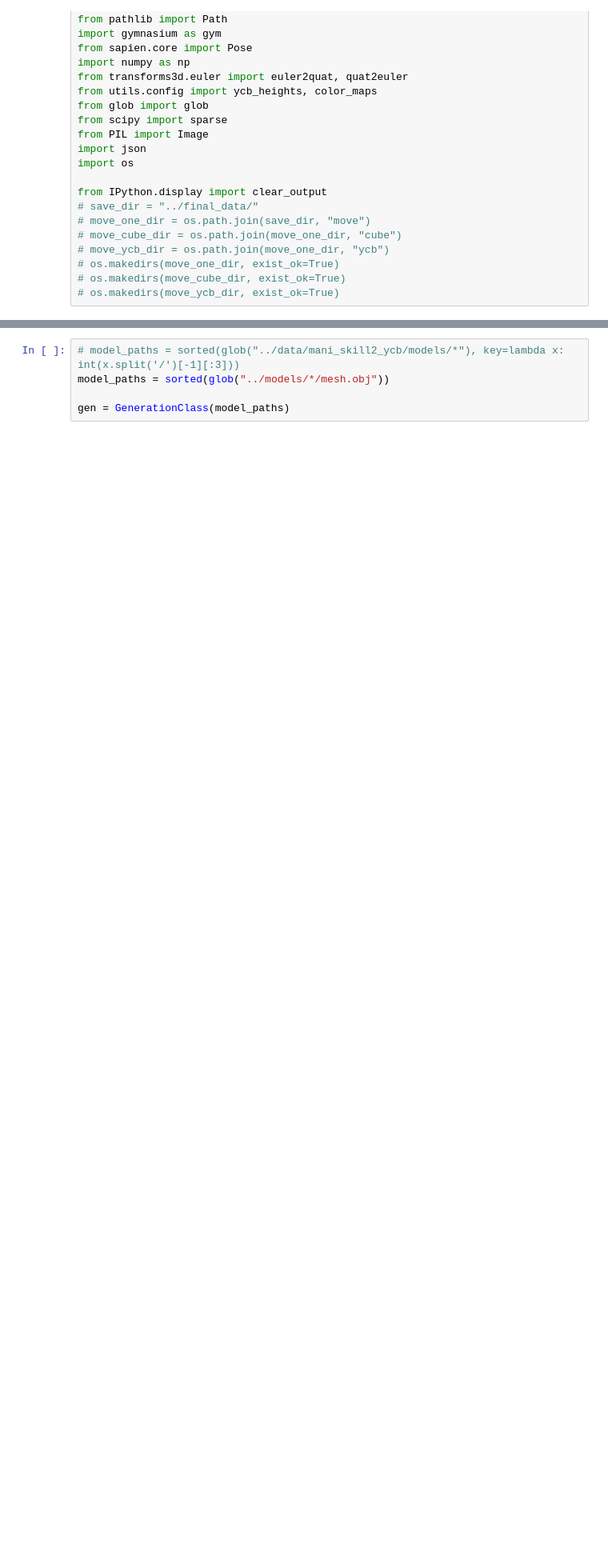
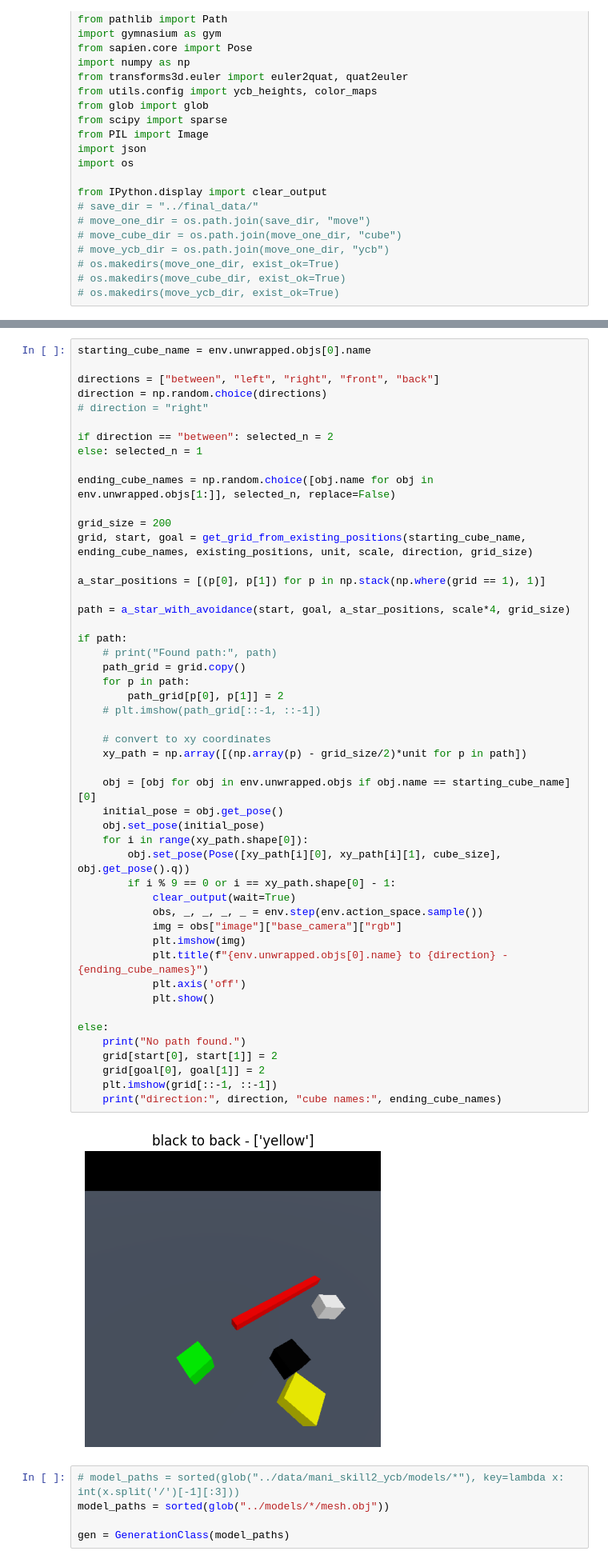
Before and after one commit to KaiMJ/Benchmark_Maniskill2, a Jupyter notebook: creation/main.ipynb, the cells around one changed output, grey strips where cells are left out. Shown at 80% size. Saved outputs shown, nothing was run; the diff lists cells and outputs as text; blank space fills up the shorter version.

Commit message:
added collision avoidance

```diff
--- a/creation/main.ipynb
+++ b/creation/main.ipynb
@@ -35,3 +123,54 @@ from IPython.display import clear_output
+# %%
+starting_cube_name = env.unwrapped.objs[0].name
+
+directions = ["between", "left", "right", "front", "back"]
+direction = np.random.choice(directions)
+# direction = "right"
+
+if direction == "between": selected_n = 2
+else: selected_n = 1
+
+ending_cube_names = np.random.choice([obj.name for obj in env.unwrapped.objs[1:]], selected_n, replace=False)
+
+grid_size = 200
+grid, start, goal = get_grid_from_existing_positions(starting_cube_name, ending_cube_names, existing_positions, unit, scale, direction, grid_size)
+
+a_star_positions = [(p[0], p[1]) for p in np.stack(np.where(grid == 1), 1)]
+
+path = a_star_with_avoidance(start, goal, a_star_positions, scale*4, grid_size)
+
+if path:
+	# print("Found path:", path)
+	path_grid = grid.copy()
+	for p in path:
+		path_grid[p[0], p[1]] = 2
+	# plt.imshow(path_grid[::-1, ::-1])
+
+	# convert to xy coordinates
+	xy_path = np.array([(np.array(p) - grid_size/2)*unit for p in path])
+
+	obj = [obj for obj in env.unwrapped.objs if obj.name == starting_cube_name][0]
+	initial_pose = obj.get_pose()
+	obj.set_pose(initial_pose)
+	for i in range(xy_path.shape[0]):
+		obj.set_pose(Pose([xy_path[i][0], xy_path[i][1], cube_size], obj.get_pose().q))
+		if i % 9 == 0 or i == xy_path.shape[0] - 1:
+			clear_output(wait=True)
+			obs, _, _, _, _ = env.step(env.action_space.sample())
+			img = obs["image"]["base_camera"]["rgb"]
+			plt.imshow(img)
+			plt.title(f"{env.unwrapped.objs[0].name} to {direction} - {ending_cube_names}")
+			plt.axis('off')
+			plt.show()
+
+else:
+	print("No path found.")
+	grid[start[0], start[1]] = 2
+	grid[goal[0], goal[1]] = 2
+	plt.imshow(grid[::-1, ::-1])
+	print("direction:", direction, "cube names:", ending_cube_names)
+# %% [output]
+[figure, added]
 # %%
 # model_paths = sorted(glob("../data/mani_skill2_ycb/models/*"), key=lambda x: int(x.split('/')[-1][:3]))
 model_paths = sorted(glob("../models/*/mesh.obj"))
```
Also changed, not shown: parts of 13 cells of this notebook, 2 other files.
